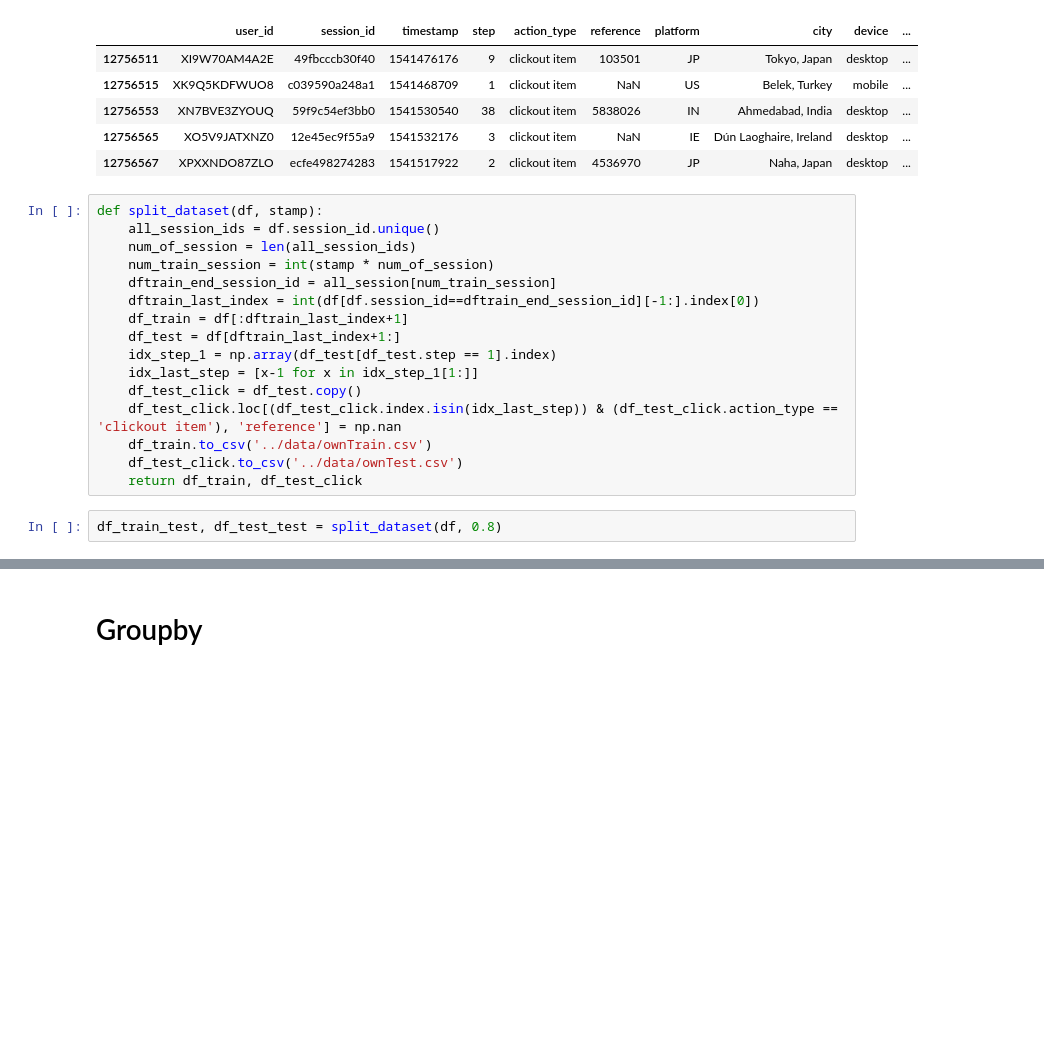
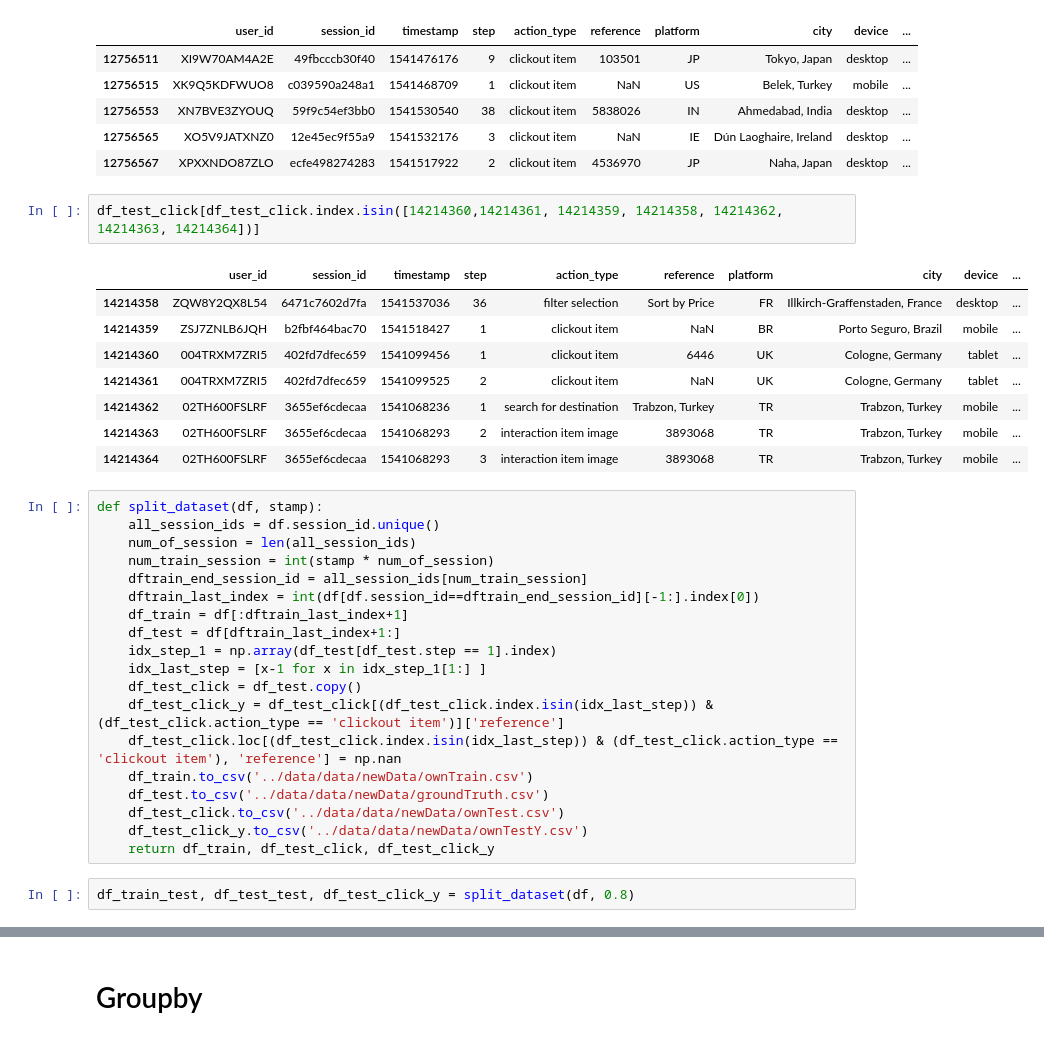
Before and after one commit to Agulaa/trivago-RecSys-Challenge-2019, a Jupyter notebook: Split train data.ipynb, the cells around one changed output, grey strips where cells are left out. Saved outputs shown, nothing was run; the diff lists cells and outputs as text; blank space fills up the shorter version.

```diff
--- a/Split train data.ipynb
+++ b/Split train data.ipynb
@@ -160,21 +176,35 @@ df_test_click[df_test_click.action_type == 'clickout item'].head()
 | 12756553 | XN7BVE3ZYOUQ | 59f9c54ef3bb0 | 1541530540 | 38 | clickout item | 5838026 | IN | Ahmedabad, India | desktop | ... |
 | 12756565 | XO5V9JATXNZ0 | 12e45ec9f55a9 | 1541532176 | 3 | clickout item | NaN | IE | Dún Laoghaire, Ireland | desktop | ... |
 | 12756567 | XPXXNDO87ZLO | ecfe498274283 | 1541517922 | 2 | clickout item | 4536970 | JP | Naha, Japan | desktop | ... |
+# %%
+df_test_click[df_test_click.index.isin([14214360,14214361, 14214359, 14214358, 14214362, 14214363, 14214364])]
+# %% [output]
+|  | user_id | session_id | timestamp | step | action_type | reference | platform | city | device | ... |
+| 14214358 | ZQW8Y2QX8L54 | 6471c7602d7fa | 1541537036 | 36 | filter selection | Sort by Price | FR | Illkirch-Graffenstaden, France | desktop | ... |
+| 14214359 | ZSJ7ZNLB6JQH | b2fbf464bac70 | 1541518427 | 1 | clickout item | NaN | BR | Porto Seguro, Brazil | mobile | ... |
+| 14214360 | 004TRXM7ZRI5 | 402fd7dfec659 | 1541099456 | 1 | clickout item | 6446 | UK | Cologne, Germany | tablet | ... |
+| 14214361 | 004TRXM7ZRI5 | 402fd7dfec659 | 1541099525 | 2 | clickout item | NaN | UK | Cologne, Germany | tablet | ... |
+| 14214362 | 02TH600FSLRF | 3655ef6cdecaa | 1541068236 | 1 | search for destination | Trabzon, Turkey | TR | Trabzon, Turkey | mobile | ... |
+| 14214363 | 02TH600FSLRF | 3655ef6cdecaa | 1541068293 | 2 | interaction item image | 3893068 | TR | Trabzon, Turkey | mobile | ... |
+| 14214364 | 02TH600FSLRF | 3655ef6cdecaa | 1541068293 | 3 | interaction item image | 3893068 | TR | Trabzon, Turkey | mobile | ... |
 # %%
 def split_dataset(df, stamp):
     all_session_ids = df.session_id.unique()
     num_of_session = len(all_session_ids)
     num_train_session = int(stamp * num_of_session)
-    dftrain_end_session_id = all_session[num_train_session]
+    dftrain_end_session_id = all_session_ids[num_train_session]
     dftrain_last_index = int(df[df.session_id==dftrain_end_session_id][-1:].index[0])
     df_train = df[:dftrain_last_index+1]
     df_test = df[dftrain_last_index+1:]
     idx_step_1 = np.array(df_test[df_test.step == 1].index)
-    idx_last_step = [x-1 for x in idx_step_1[1:]]
+    idx_last_step = [x-1 for x in idx_step_1[1:] ]
     df_test_click = df_test.copy()
+    df_test_click_y = df_test_click[(df_test_click.index.isin(idx_last_step)) & (df_test_click.action_type == 'clickout item')]['reference']
     df_test_click.loc[(df_test_click.index.isin(idx_last_step)) & (df_test_click.action_type == 'clickout item'), 'reference'] = np.nan
-    df_train.to_csv('../data/ownTrain.csv')
-    df_test_click.to_csv('../data/ownTest.csv')
-    return df_train, df_test_click
+    df_train.to_csv('../data/data/newData/ownTrain.csv')
+    df_test.to_csv('../data/data/newData/groundTruth.csv')
+    df_test_click.to_csv('../data/data/newData/ownTest.csv')
+    df_test_click_y.to_csv('../data/data/newData/ownTestY.csv')
+    return df_train, df_test_click, df_test_click_y
 # %%
-df_train_test, df_test_test = split_dataset(df, 0.8)
+df_train_test, df_test_test, df_test_click_y = split_dataset(df, 0.8)
```
Also changed, not shown: parts of 13 cells of this notebook, 4 other files.
